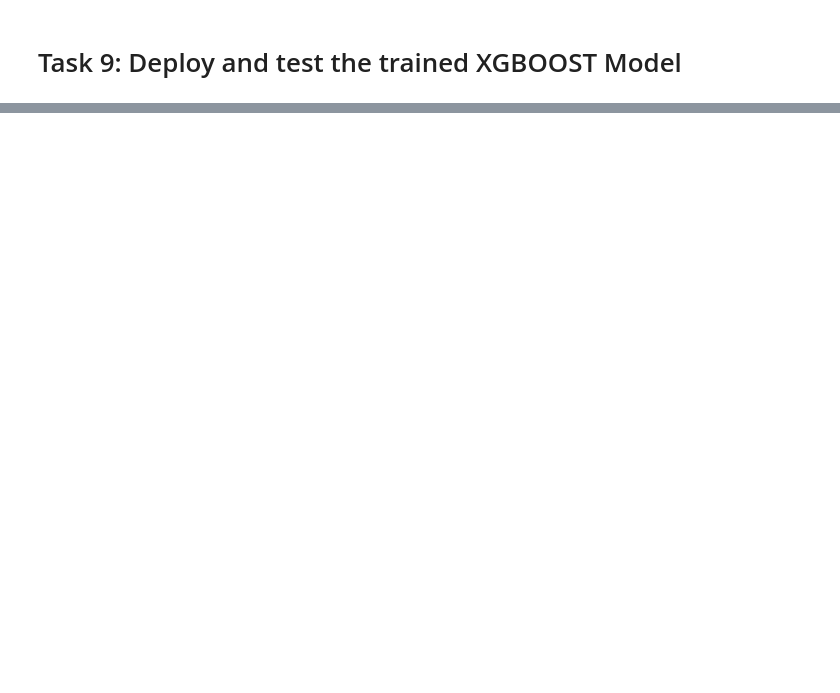
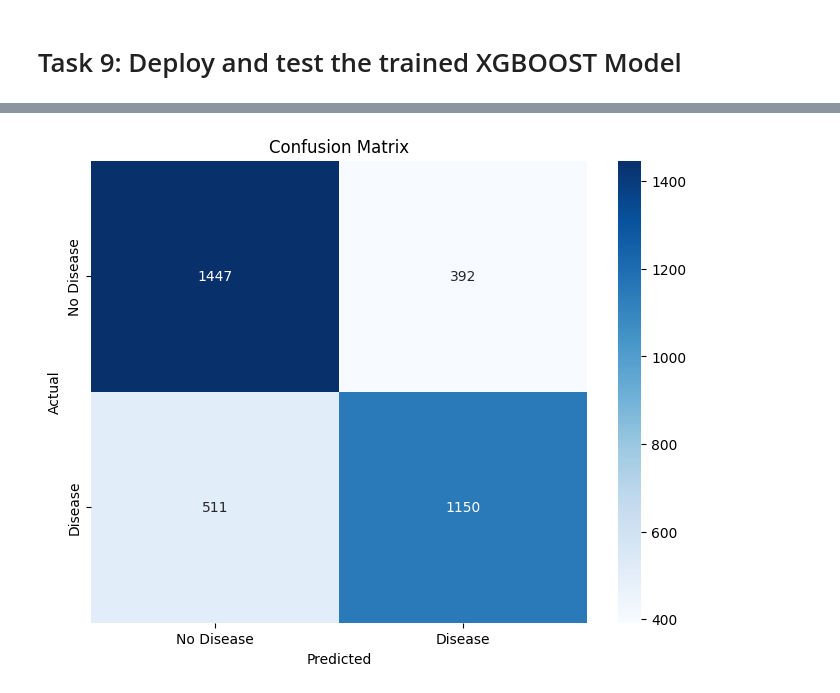
Before and after one commit to souvikpaul1/cardio_vasuclar_disease_aws_sm, a Jupyter notebook: notebook.ipynb, the cells around one changed output, grey strips where cells are left out. Drawn from its saved outputs; the diff is of its cells as text; code cells hidden in the pictures; blank space fills up the shorter version.

```diff
--- a/notebook.ipynb
+++ b/notebook.ipynb
@@ -449,3 +723,7 @@ Xgboost_classifier.deserializer = json_deserializer
+# %%
+Xgboost_classifier.content_type = 'text/csv'
+Xgboost_classifier.serializer = CSVSerializer()
+Xgboost_classifier.deserializer = JSONDeserializer()
 # %%
 #make predictions
 
@@ -453,0 +750,8 @@ xgb_prediction
+# %%
+# Extract the scores into a list
+scores = [item['score'] for item in xgb_prediction['predictions']]
+
+# Convert to numpy array if needed
+predicted_values = np.array(scores, dtype=np.float32)
+
+print(predicted_values)
@@ -467,6 +786,6 @@ def byte_2_array(x):
 # %%
-predicted_values=byte_2_array(xgb_prediction)
-predicted_values
+# predicted_values=byte_2_array(xgb_prediction)
+# # predicted_values
 # %%
 y_test=np.array(y_test)
 y_test=y_test.reshape(1, -1)
@@ -475,3 +796,6 @@ y_test
+# %%
+
+y_test = y_test.reshape(-1)  # shape will be (3500,)
 # %%
 #print Metrics from testing dataset
 from sklearn.metrics import precision_score, recall_score, f1_score
@@ -485,13 +823,15 @@ print("f1_score = {}".format(f1_score(y_test, y_pred_best)))
 # %%
 # Confusion Matrix
 import seaborn as sns
 import matplotlib.pyplot as plt
-conf_matrix = confusion_matrix(y_test, y_pred)
+conf_matrix = confusion_matrix(y_test, predicted_values)
 plt.figure(figsize=(8, 6))
 sns.heatmap(conf_matrix, annot=True, fmt='d', cmap='Blues', xticklabels=['No Disease', 'Disease'], yticklabels=['No Disease', 'Disease'])
 plt.title('Confusion Matrix')
 plt.xlabel('Predicted')
 plt.ylabel('Actual')
 plt.show()
+# %% [output]
+[figure, added]
 # %%
 Xgboost_classifier.delete_endpoint()
```
Also changed, not shown: parts of 36 cells of this notebook, 2 other files.
